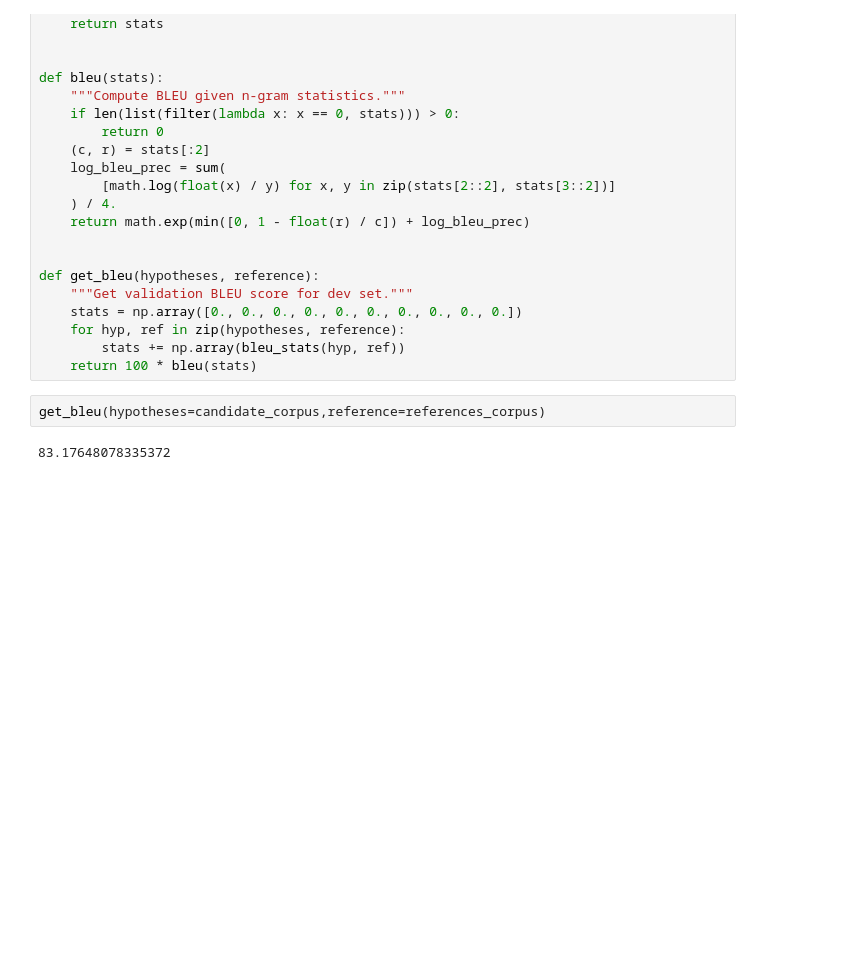
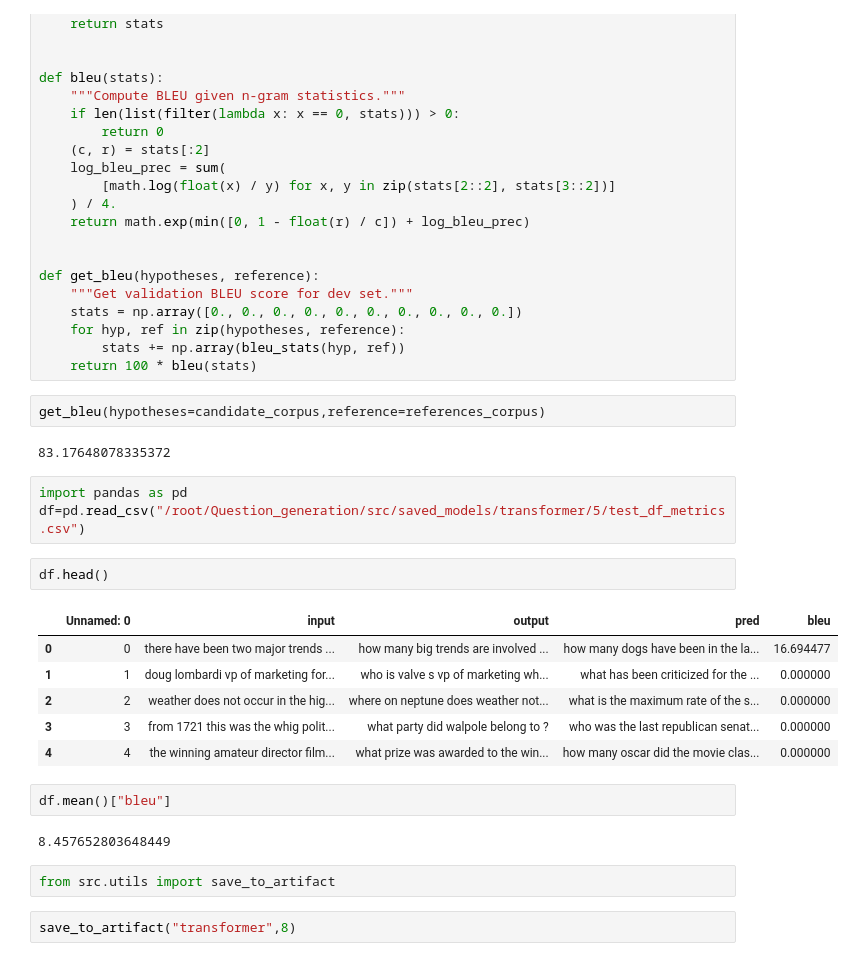
Before and after one commit to aditya140/Question_generation, a Jupyter notebook: test.ipynb, the cells around one changed output. Saved outputs shown, nothing was run; the diff lists cells and outputs as text; blank space fills up the shorter version.

Commit message:
testing metrics

```diff
--- a/test.ipynb
+++ b/test.ipynb
@@ -304,3 +304,23 @@ def get_bleu(hypotheses, reference):
 get_bleu(hypotheses=candidate_corpus,reference=references_corpus)
 # %% [output]
 83.17648078335372
+# %%
+import pandas as pd
+df=pd.read_csv("/root/Question_generation/src/saved_models/transformer/5/test_df_metrics.csv")
+# %%
+df.head()
+# %% [output]
+|  | Unnamed: 0 | input | output | pred | bleu |
+| 0 | 0 | there have been two major trends ... | how many big trends are involved ... | how many dogs have been in the la... | 16.694477 |
+| 1 | 1 | doug lombardi vp of marketing for... | who is valve s vp of marketing wh... | what has been criticized for the ... | 0.000000 |
+| 2 | 2 | weather does not occur in the hig... | where on neptune does weather not... | what is the maximum rate of the s... | 0.000000 |
+| 3 | 3 | from 1721 this was the whig polit... | what party did walpole belong to ? | who was the last republican senat... | 0.000000 |
+| 4 | 4 | the winning amateur director film... | what prize was awarded to the win... | how many oscar did the movie clas... | 0.000000 |
+# %%
+df.mean()["bleu"]
+# %% [output]
+8.457652803648449
+# %%
+from src.utils import save_to_artifact
+# %%
+save_to_artifact("transformer",8)
```
Also changed, not shown: 6 other files.
